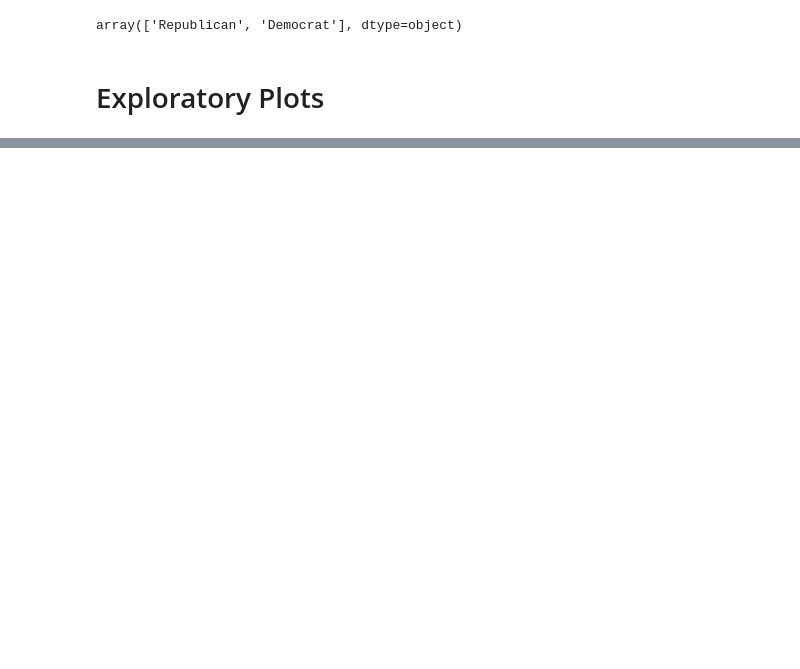
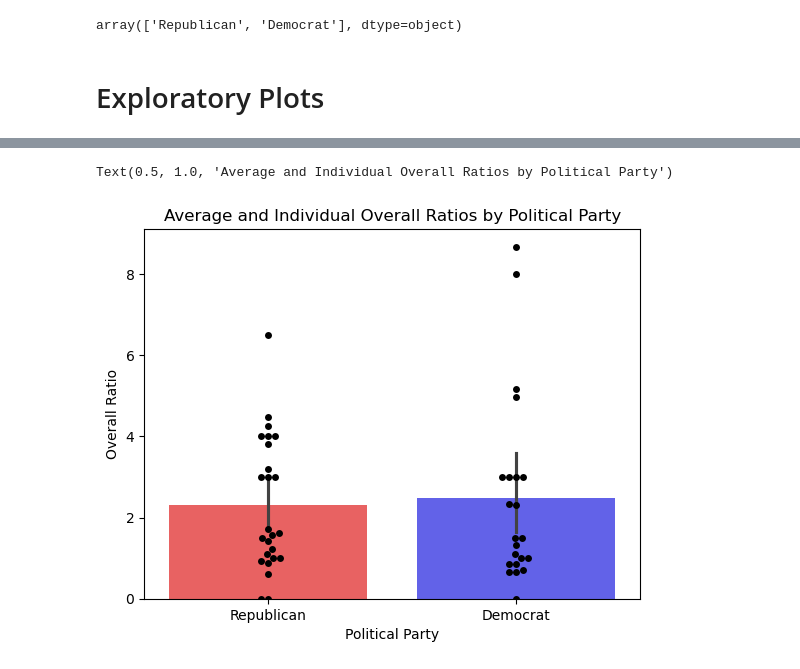
Before and after one commit to KaranRawatUVA/ds4002_project1, a Jupyter notebook: EDA.ipynb, the cells around one changed output, grey strips where cells are left out. Cells and saved outputs as stored; diff of their text form; code cells hidden in the pictures; blank space fills up the shorter version.

```diff
--- a/EDA.ipynb
+++ b/EDA.ipynb
@@ -90,0 +47,8 @@ sns.barplot(data=df, x="Unifying Words Ratio", y="Political Party", hue="Politic
+# %%
+sns.barplot(data=df2, x="Political Party", y="Overall Ratio", alpha=0.7, hue="Political Party",
+            palette={"Republican": "red", "Democrat": "blue"})
+sns.swarmplot(data=df2, x="Political Party", y="Overall Ratio", color='black')
+plt.title("Average and Individual Overall Ratios by Political Party")
+# %% [output]
+Text(0.5, 1.0, 'Average and Individual Overall Ratios by Political Party')
+[figure, added]
```
Also changed, not shown: parts of 15 cells of this notebook.
